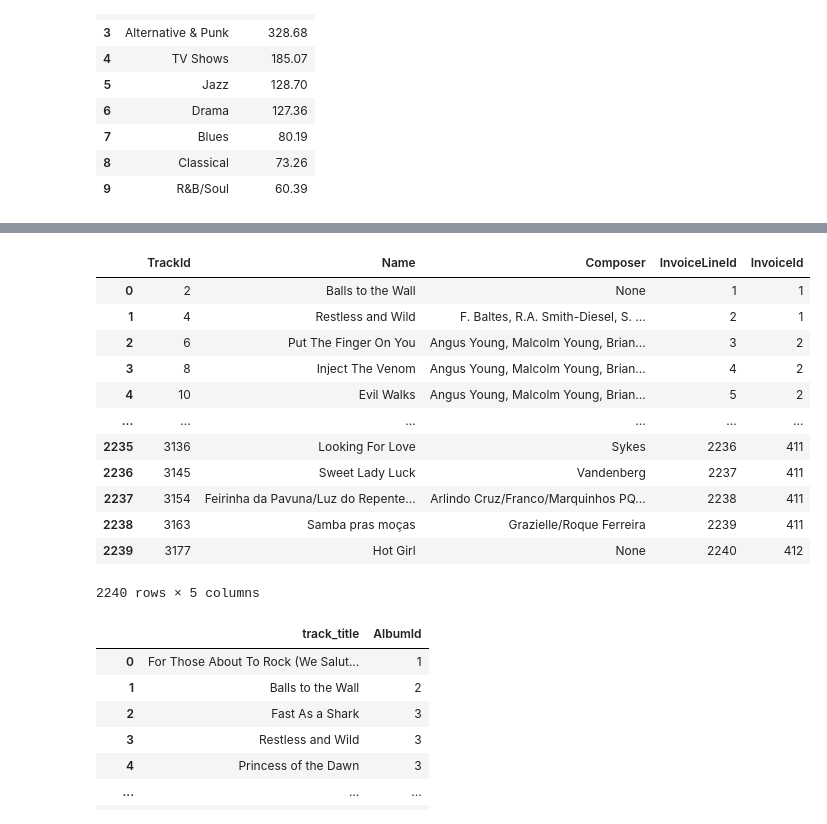
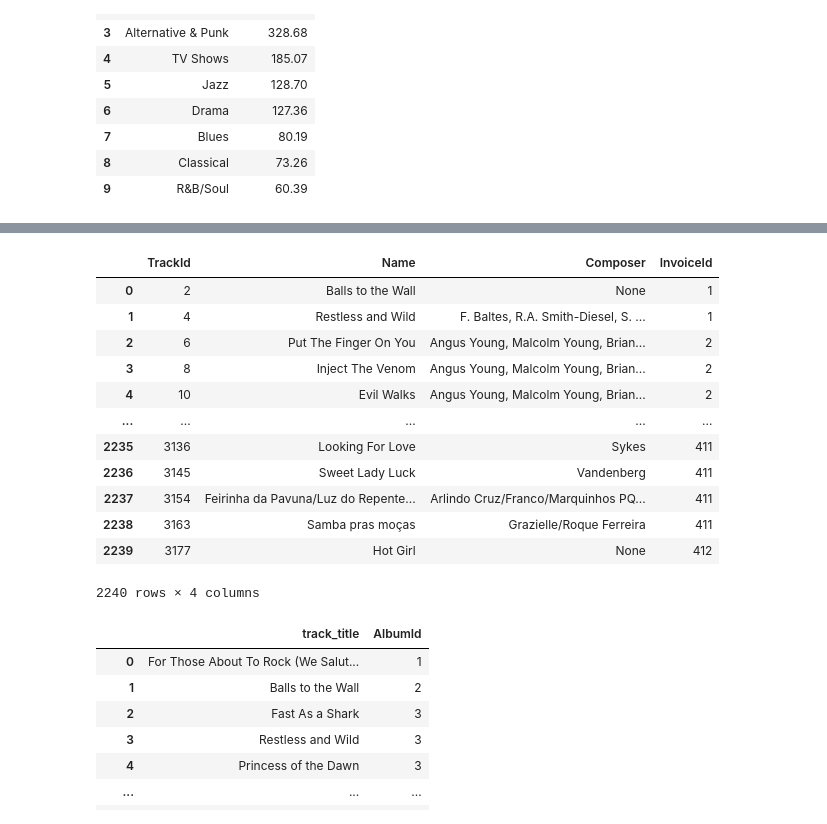
Before and after one commit to hegoithebridge/2503_dsft_thebridge, a Jupyter notebook: 2-Data_Analysis/8-BBDD/SQL/Teoria/SQL_Python/SQL_Python.ipynb, the cells around one changed output, grey strips where cells are left out. Drawn from its saved outputs; the diff is of its cells as text; code cells hidden in the pictures.

```diff
--- a/2-Data_Analysis/8-BBDD/SQL/Teoria/SQL_Python/SQL_Python.ipynb
+++ b/2-Data_Analysis/8-BBDD/SQL/Teoria/SQL_Python/SQL_Python.ipynb
@@ -524,28 +524,28 @@ sql_query(query)
 # %%
 
 query = '''
-SELECT a.trackid, a.name, a.composer, b.invoicelineid, b.invoiceid
+SELECT a.trackid, a.name, a.composer, b.invoiceid
 FROM tracks AS a
 INNER JOIN invoice_items AS b
 ON a.trackid = b.trackid
 ;
 '''
 
 sql_query(query)
 # %% [output]
-|  | TrackId | Name | Composer | InvoiceLineId | InvoiceId |
-| 0 | 2 | Balls to the Wall | None | 1 | 1 |
-| 1 | 4 | Restless and Wild | F. Baltes, R.A. Smith-Diesel, S. ... | 2 | 1 |
-| 2 | 6 | Put The Finger On You | Angus Young, Malcolm Young, Brian... | 3 | 2 |
-| 3 | 8 | Inject The Venom | Angus Young, Malcolm Young, Brian... | 4 | 2 |
-| 4 | 10 | Evil Walks | Angus Young, Malcolm Young, Brian... | 5 | 2 |
-| ... | ... | ... | ... | ... | ... |
-| 2235 | 3136 | Looking For Love | Sykes | 2236 | 411 |
-| 2236 | 3145 | Sweet Lady Luck | Vandenberg | 2237 | 411 |
-| 2237 | 3154 | Feirinha da Pavuna/Luz do Repente... | Arlindo Cruz/Franco/Marquinhos PQ... | 2238 | 411 |
-| 2238 | 3163 | Samba pras moças | Grazielle/Roque Ferreira | 2239 | 411 |
-| 2239 | 3177 | Hot Girl | None | 2240 | 412 |
+|  | TrackId | Name | Composer | InvoiceId |
+| 0 | 2 | Balls to the Wall | None | 1 |
+| 1 | 4 | Restless and Wild | F. Baltes, R.A. Smith-Diesel, S. ... | 1 |
+| 2 | 6 | Put The Finger On You | Angus Young, Malcolm Young, Brian... | 2 |
+| 3 | 8 | Inject The Venom | Angus Young, Malcolm Young, Brian... | 2 |
+| 4 | 10 | Evil Walks | Angus Young, Malcolm Young, Brian... | 2 |
+| ... | ... | ... | ... | ... |
+| 2235 | 3136 | Looking For Love | Sykes | 411 |
+| 2236 | 3145 | Sweet Lady Luck | Vandenberg | 411 |
+| 2237 | 3154 | Feirinha da Pavuna/Luz do Repente... | Arlindo Cruz/Franco/Marquinhos PQ... | 411 |
+| 2238 | 3163 | Samba pras moças | Grazielle/Roque Ferreira | 411 |
+| 2239 | 3177 | Hot Girl | None | 412 |
-2240 rows × 5 columns
+2240 rows × 4 columns
 # %%
 
 query = '''
```
Also changed, not shown: parts of 3 cells of this notebook, 1 other file.
